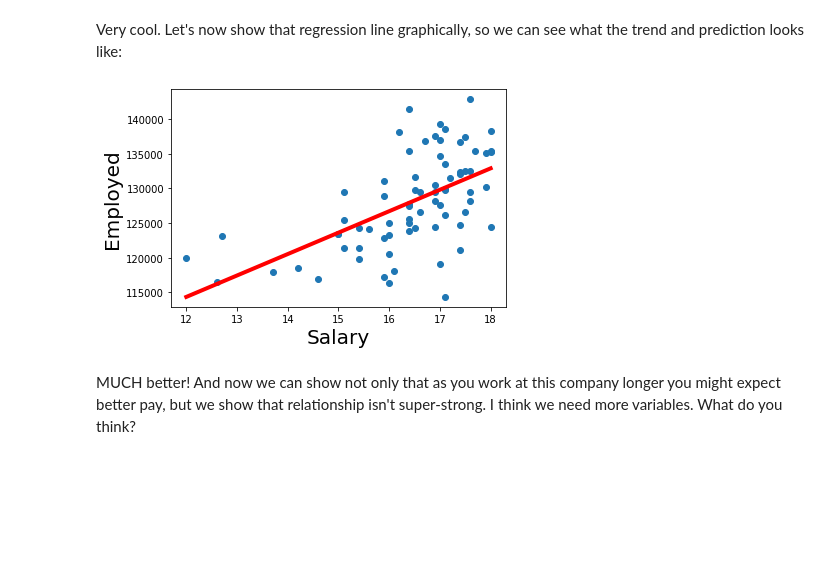
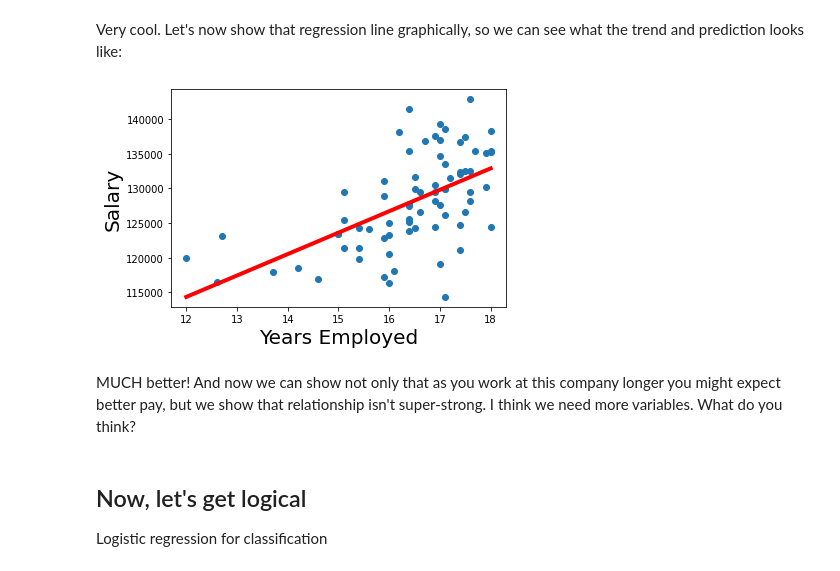
Before and after one commit to microsoft/dataexposed, a Jupyter notebook: notebooks/SOSNEP03NB01.ipynb, the cells around one changed output. Saved outputs shown, nothing was run; the diff lists cells and outputs as text; code cells hidden in the pictures; blank space fills up the shorter version.

```diff
--- a/notebooks/SOSNEP03NB01.ipynb
+++ b/notebooks/SOSNEP03NB01.ipynb
@@ -101,12 +104,16 @@ Notes:
 Very cool. Let's now show that regression line graphically, so we can see what the trend and prediction looks like:
 # %%
 plt.scatter(x1,Y)
-Yhat = 3091.3536*x1 + 77260
-fig = plt.plot(x1,Yhat, lw=4, c="Red", label = "Linear regression line")
-plt.xlabel("Salary", fontsize = 20)
-plt.ylabel("Employed", fontsize = 20)
+Yhat = 3091*x1 + 77260
+plt.plot(x1,Yhat, lw=4, c="Red", label = "Linear regression line")
+plt.xlabel("Years Employed", fontsize = 20)
+plt.ylabel("Salary", fontsize = 20)
 plt.show()
 # %% [output]
-[figure, old version]
+[figure, new version]
 # %% [markdown]
 MUCH better! And now we can show not only that as you work at this company longer you might expect better pay, but we show that relationship isn't super-strong. I think we need more variables. What do you think?
+# %% [markdown]
+## Now, let's get logical
+
+Logistic regression for classification
```
Also changed, not shown: parts of 4 cells of this notebook, 1 other file.
